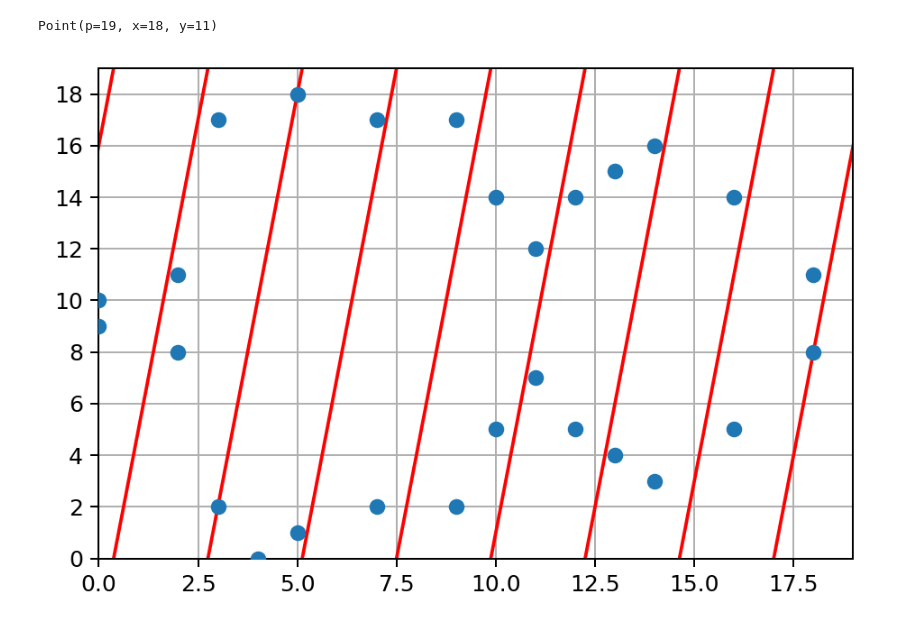
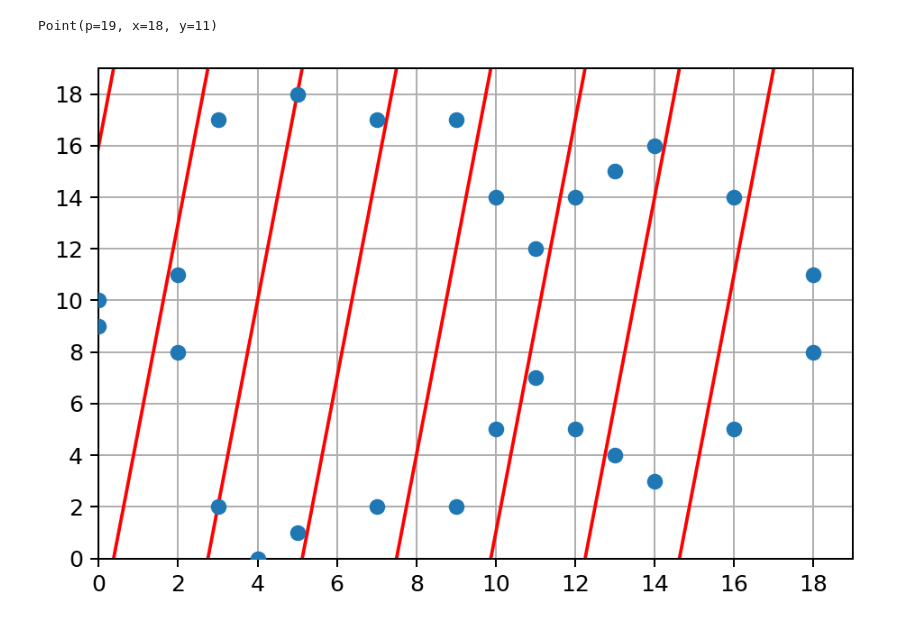
Before and after one commit to fangpenlin/elliptic-curve-explained, a Jupyter notebook: elliptic-curve-on-finite-field.ipynb, the cells around one changed output. Cells and saved outputs as stored; diff of their text form; code cells hidden in the pictures.

```diff
--- a/elliptic-curve-on-finite-field.ipynb
+++ b/elliptic-curve-on-finite-field.ipynb
@@ -123,32 +123,35 @@ p2
 # %% [output]
 Point(p=19, x=18, y=11)
 # %%
+import math
+from matplotlib.ticker import MaxNLocator
+
 def touch_edge_line(p0, p1):
     dx = p1.x - p0.x
     dy = p1.y - p0.y
     slope = dy / dx
     left_offset_x = -(P - p0.y) / slope
     right_offset_x = -p1.y / slope
     return (
         (p0.x - left_offset_x, P),
         (p1.x + right_offset_x, 0),
     )
 
 
 fig, ax = plt.subplots()
 
-from matplotlib.ticker import MaxNLocator
+ax.xaxis.set_major_locator(MaxNLocator(integer=True))
 ax.yaxis.set_major_locator(MaxNLocator(integer=True))
 
 plot_curve(P, A, B, ax)
 
 tp0, tp1 = touch_edge_line(p0, p1)
 width = abs(tp1[0] - tp0[0])
-left_to_right = True
 
-for i in range(-2, 7):
+
+for i in range(-2, int(math.ceil((P - max(tp0[0], tp1[0])) / width)) + 1) :
     ax.add_line(mlines.Line2D([tp0[0] + width * i, tp1[0] + width * i], [P, 0], color='r', zorder=1))
 
 plt.show()
 # %% [output]
-[figure, old version]
+[figure, new version]
```
